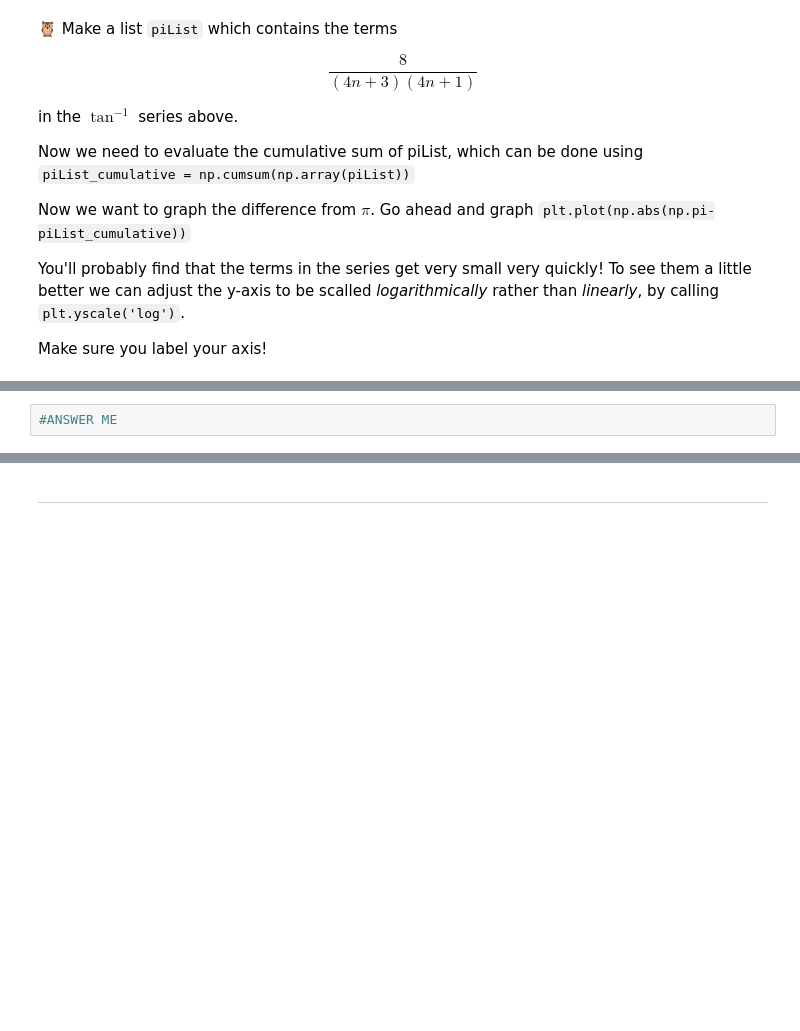
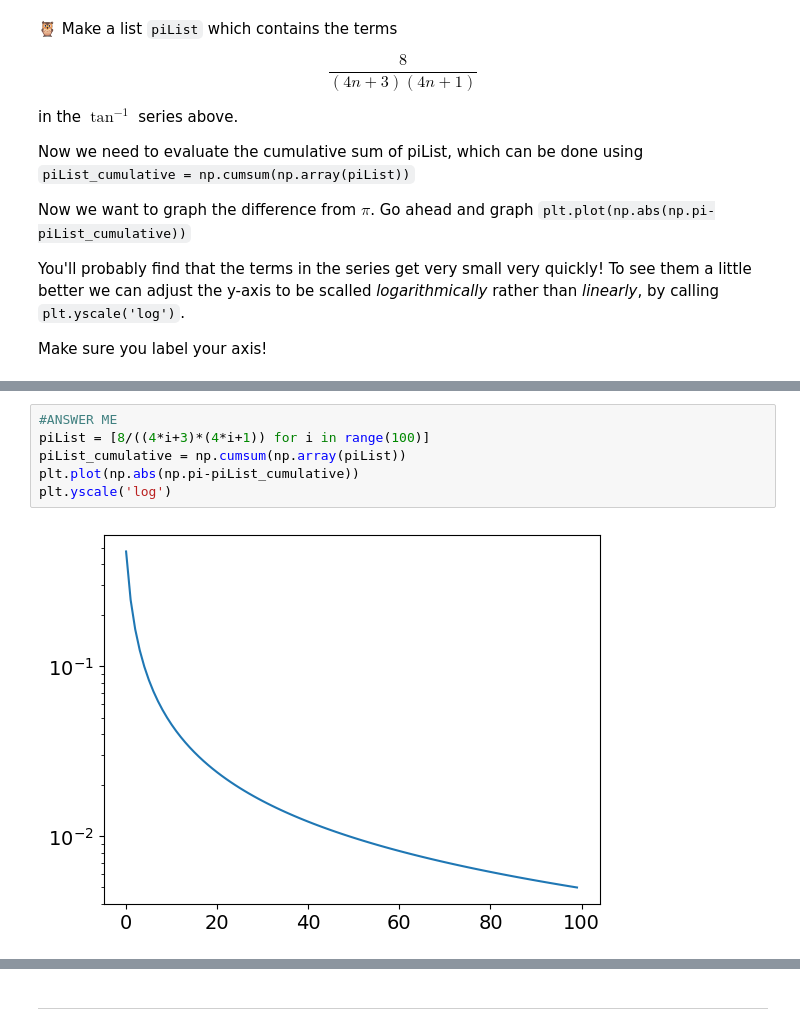
Before and after one commit to sushelan/computationalphysicsprojects, a Jupyter notebook: IntroductionToComputationalPhysics/N_Ways_of_Measuring_PI.ipynb, the cells around one changed output, grey strips where cells are left out. Saved outputs shown, nothing was run; the diff lists cells and outputs as text; blank space fills up the shorter version.

```diff
--- a/IntroductionToComputationalPhysics/N_Ways_of_Measuring_PI.ipynb
+++ b/IntroductionToComputationalPhysics/N_Ways_of_Measuring_PI.ipynb
@@ -173,8 +173,14 @@ Make sure you label your axis!
 # %% [markdown]
 *Write your code (and generate your plot) below.*
 <div><img src="https://clark.physics.illinois.edu/246img/AnsStart.svg" width=200 align=left alt="Answer (start)"></img><br></div>
-# %%
-#ANSWER ME
+# %%
+#ANSWER ME
+piList = [8/((4*i+3)*(4*i+1)) for i in range(100)]
+piList_cumulative = np.cumsum(np.array(piList))
+plt.plot(np.abs(np.pi-piList_cumulative))
+plt.yscale('log')
+# %% [output]
+[figure, added]
 # %% [markdown]
 <div><img src="https://clark.physics.illinois.edu/246img/AnsEnd.svg" width=200 align=left alt="Answer (end)"></img><br></div>
 # %% [markdown]
```
Also changed, not shown: parts of 1 cell of this notebook.
